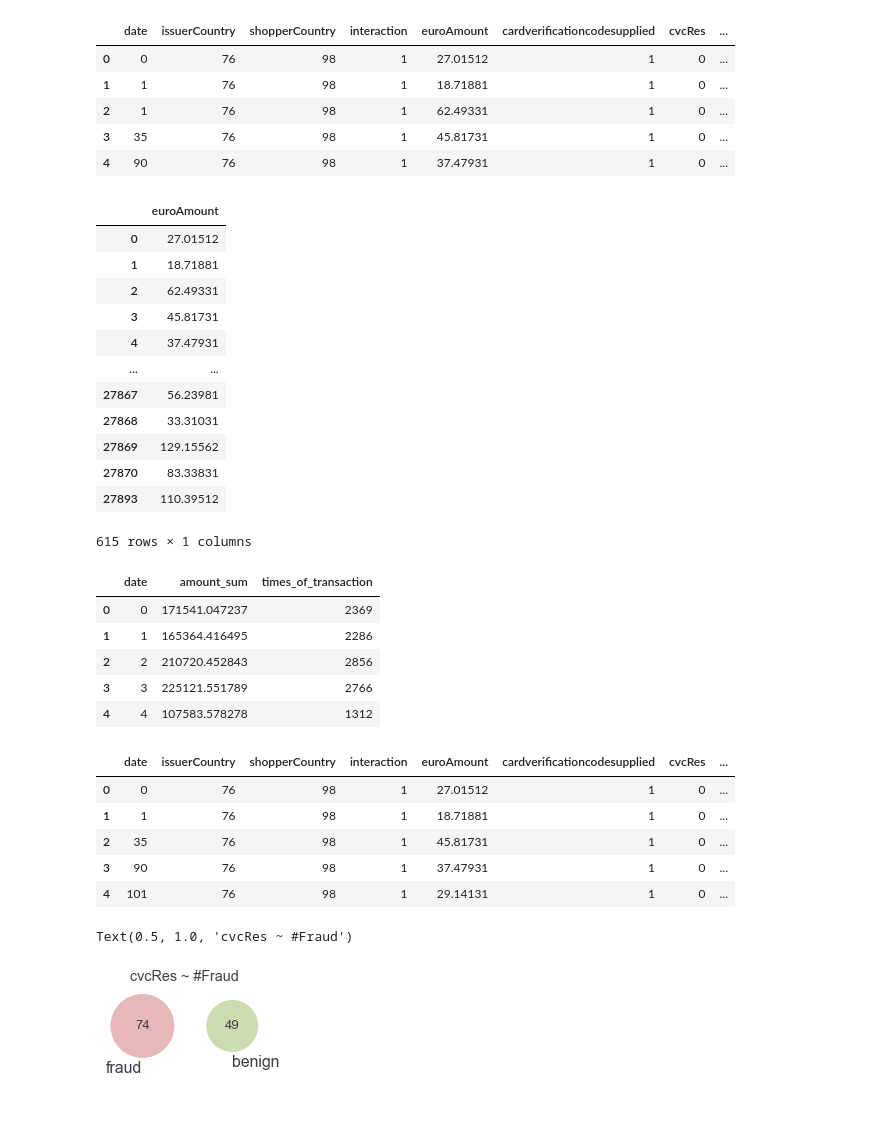
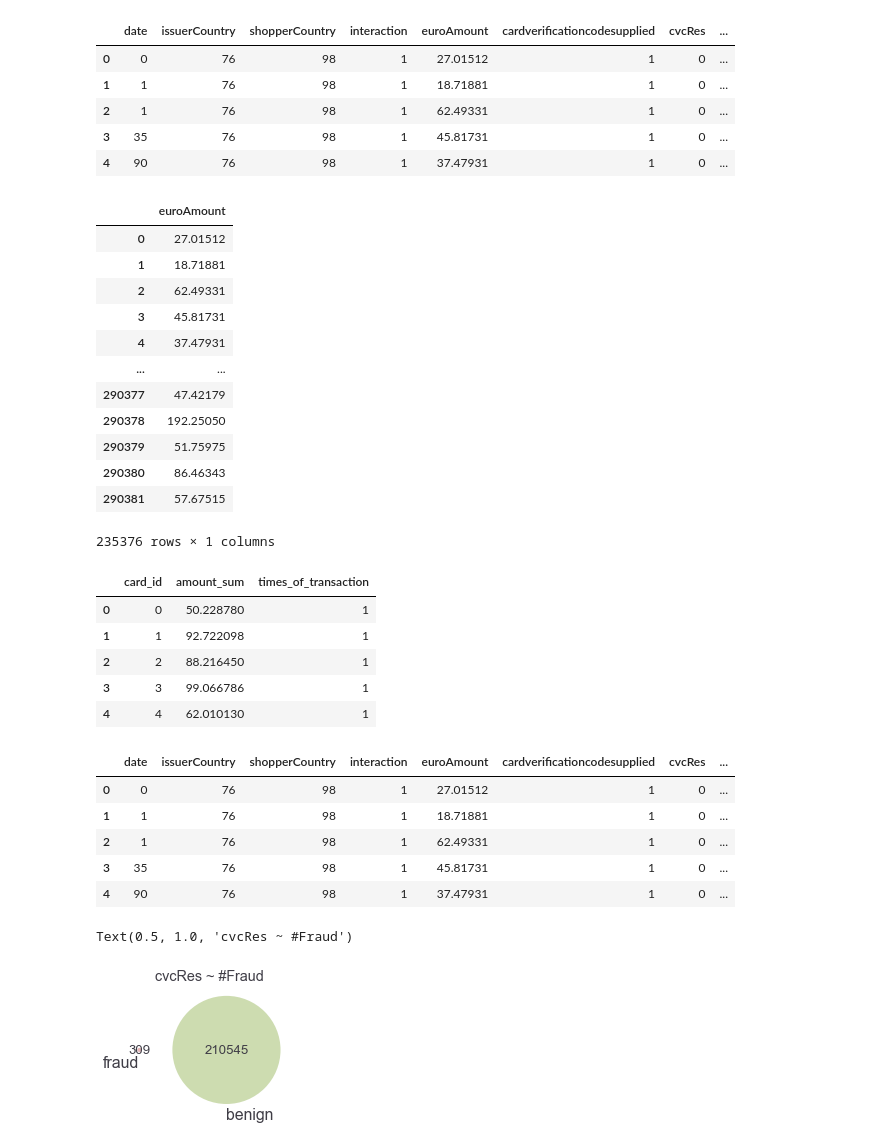
Before and after one commit to Timo9Madrid7/CS4035CyberDataAnalytics, a Jupyter notebook: assignment1/code/Lab1-2021.ipynb, the cells around one changed output. Cells and saved outputs as stored; diff of their text form; code cells hidden in the pictures; blank space fills up the shorter version.

```diff
--- a/assignment1/code/Lab1-2021.ipynb
+++ b/assignment1/code/Lab1-2021.ipynb
@@ -942,7 +964,7 @@ df_aggregate.head()
 | 3 | 35 | 76 | 98 | 1 | 45.81731 | 1 | 0 | ... |
 | 4 | 90 | 76 | 98 | 1 | 37.47931 | 1 | 0 | ... |
 # %%
-data_group = df_aggregate.groupby(['date'])[['euroAmount']]
+data_group = df_aggregate.groupby(['card_id'])[['euroAmount']]
 # %%
 data_group.head()
 # %% [output]
@@ -953,12 +975,12 @@ data_group.head()
 | 3 | 45.81731 |
 | 4 | 37.47931 |
 | ... | ... |
-| 27867 | 56.23981 |
-| 27868 | 33.31031 |
-| 27869 | 129.15562 |
-| 27870 | 83.33831 |
-| 27893 | 110.39512 |
+| 290377 | 47.42179 |
+| 290378 | 192.25050 |
+| 290379 | 51.75975 |
+| 290380 | 86.46343 |
+| 290381 | 57.67515 |
-615 rows × 1 columns
+235376 rows × 1 columns
 # %%
 data_group_df = pd.DataFrame()
 # total amount
@@ -970,40 +992,40 @@ data_group_df.rename(index=str, columns={'index': 'item_id'})
 
 data_group_df.head()
 # %% [output]
-|  | date | amount_sum | times_of_transaction |
-| 0 | 0 | 171541.047237 | 2369 |
-| 1 | 1 | 165364.416495 | 2286 |
-| 2 | 2 | 210720.452843 | 2856 |
-| 3 | 3 | 225121.551789 | 2766 |
-| 4 | 4 | 107583.578278 | 1312 |
+|  | card_id | amount_sum | times_of_transaction |
+| 0 | 0 | 50.228780 | 1 |
+| 1 | 1 | 92.722098 | 1 |
+| 2 | 2 | 88.216450 | 1 |
+| 3 | 3 | 99.066786 | 1 |
+| 4 | 4 | 62.010130 | 1 |
 # %%
 # drop duplicate card id in the aggregate dataframe and merge the features back
 df_aggregated = df_aggregate.copy()
-df_aggregated.drop_duplicates(['date'], inplace=True)
-df_aggregated = df_aggregated.merge(data_group_df, on='date', how='left')
+df_aggregated.drop_duplicates(['card_id'], inplace=True)
+df_aggregated = df_aggregated.merge(data_group_df, on='card_id', how='left')
 df_aggregated.head()
 # %% [output]
 |  | date | issuerCountry | shopperCountry | interaction | euroAmount | cardverificationcodesupplied | cvcRes | ... |
 | 0 | 0 | 76 | 98 | 1 | 27.01512 | 1 | 0 | ... |
 | 1 | 1 | 76 | 98 | 1 | 18.71881 | 1 | 0 | ... |
-| 2 | 35 | 76 | 98 | 1 | 45.81731 | 1 | 0 | ... |
-| 3 | 90 | 76 | 98 | 1 | 37.47931 | 1 | 0 | ... |
-| 4 | 101 | 76 | 98 | 1 | 29.14131 | 1 | 0 | ... |
+| 2 | 1 | 76 | 98 | 1 | 62.49331 | 1 | 0 | ... |
+| 3 | 35 | 76 | 98 | 1 | 45.81731 | 1 | 0 | ... |
+| 4 | 90 | 76 | 98 | 1 | 37.47931 | 1 | 0 | ... |
 # %%
 df_aggregated_fraud = df_aggregated[df_aggregated['label'] == 1]
 df_aggregated_benign = df_aggregated[df_aggregated['label'] == 0]
 plt.subplots_adjust(wspace=0.2, hspace=0.3)
 # check the overlap
 plt.subplot(221)
 venn2([
-    set(df_aggregated_fraud['date'].values),
-    set(df_aggregated_benign['date'].values)
+    set(df_aggregated_fraud['card_id'].values),
+    set(df_aggregated_benign['card_id'].values)
 ], set_labels=('fraud', 'benign'))
 plt.ylabel('Number of Fraud')
 plt.title('cvcRes ~ #Fraud')
 # %% [output]
 Text(0.5, 1.0, 'cvcRes ~ #Fraud')
-[figure, old version]
+[figure, new version]
 # %%
 df_aggregated = df_aggregated.sort_values(by='date')
 # %%
```
Also changed, not shown: parts of 49 cells of this notebook.
